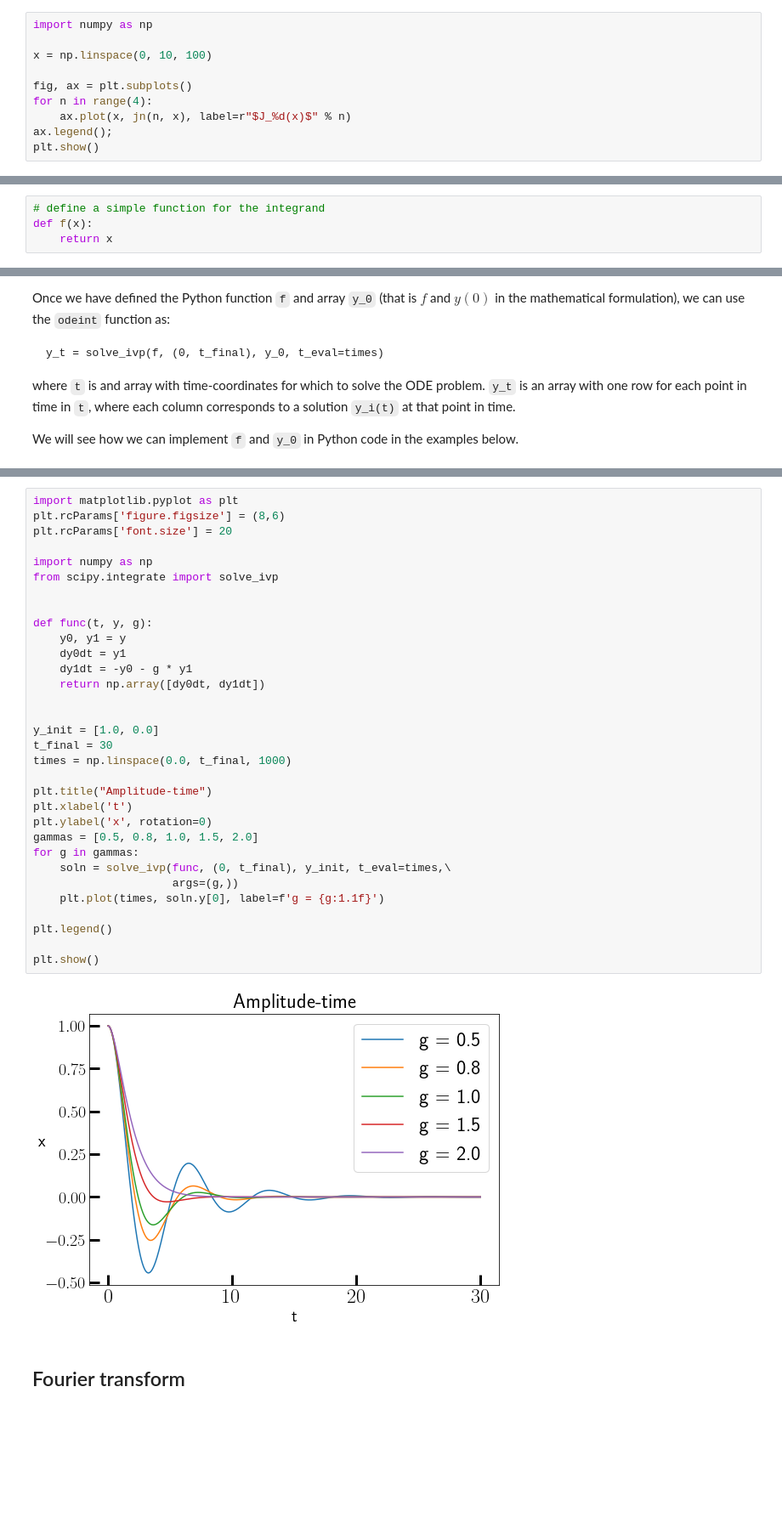
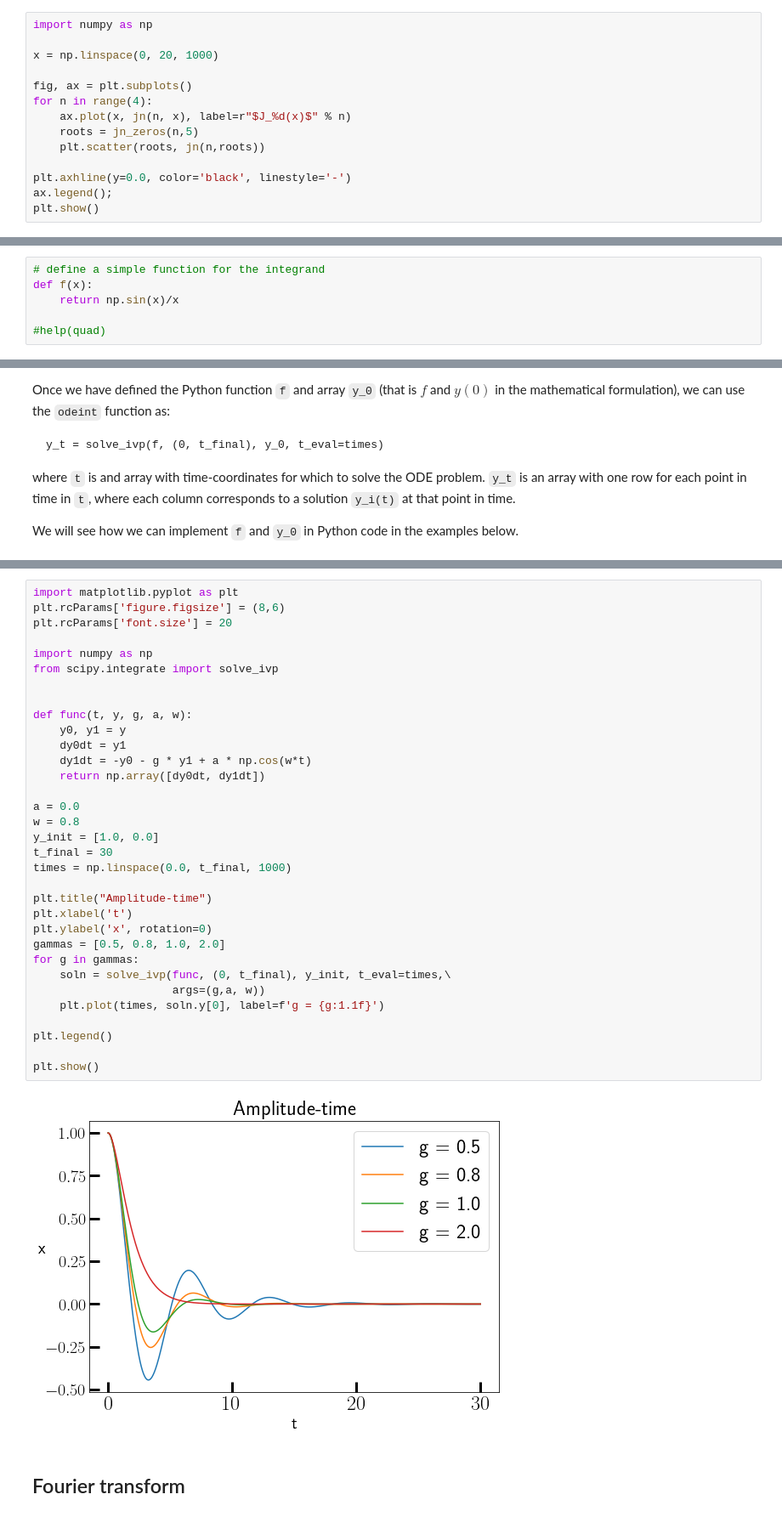
Before and after one commit to hariseldon99/scientific-python-lectures, a Jupyter notebook: Lecture-5-Scipy-Intro.ipynb, the cells around one changed output, grey strips where cells are left out. Shown at 85% size. Saved outputs shown, nothing was run; the diff lists cells and outputs as text; blank space fills up the shorter version.

```diff
--- a/Lecture-5-Scipy-Intro.ipynb
+++ b/Lecture-5-Scipy-Intro.ipynb
@@ -65,11 +69,15 @@ Y_0(1.000000) = 0.088257
 # %%
 import numpy as np
 
-x = np.linspace(0, 10, 100)
+x = np.linspace(0, 20, 1000)
 
 fig, ax = plt.subplots()
 for n in range(4):
     ax.plot(x, jn(n, x), label=r"$J_%d(x)$" % n)
+    roots = jn_zeros(n,5)
+    plt.scatter(roots, jn(n,roots))
+
+plt.axhline(y=0.0, color='black', linestyle='-')
 ax.legend();
 plt.show()
 # %% [output]
@@ -100,6 +108,8 @@ The basic usage is as follows:
 # %%
 # define a simple function for the integrand
 def f(x):
-    return x
+    return np.sin(x)/x
+
+#help(quad)
 # %%
 x_lower = 0 # the lower limit of x
@@ -178,37 +188,38 @@ The code cell below has code that uses 'solve_ivp' routine in the 'scipy.integra
 # %%
 import matplotlib.pyplot as plt
 plt.rcParams['figure.figsize'] = (8,6)
 plt.rcParams['font.size'] = 20
 
 import numpy as np
 from scipy.integrate import solve_ivp
 
 
-def func(t, y, g):
+def func(t, y, g, a, w):
     y0, y1 = y
     dy0dt = y1
-    dy1dt = -y0 - g * y1
+    dy1dt = -y0 - g * y1 + a * np.cos(w*t)
     return np.array([dy0dt, dy1dt])
 
-
+a = 0.0
+w = 0.8
 y_init = [1.0, 0.0]
 t_final = 30
 times = np.linspace(0.0, t_final, 1000)
 
 plt.title("Amplitude-time")
 plt.xlabel('t')
 plt.ylabel('x', rotation=0)
-gammas = [0.5, 0.8, 1.0, 1.5, 2.0]
+gammas = [0.5, 0.8, 1.0, 2.0]
 for g in gammas:
     soln = solve_ivp(func, (0, t_final), y_init, t_eval=times,\
-                     args=(g,))
+                     args=(g,a, w))
     plt.plot(times, soln.y[0], label=f'g = {g:1.1f}')
 
 plt.legend()
 
 plt.show()
 # %% [output]
-[figure, old version]
+[figure, new version]
 # %% [markdown]
 ## Fourier transform
 # %% [markdown]
```
Also changed, not shown: parts of 19 cells of this notebook.
